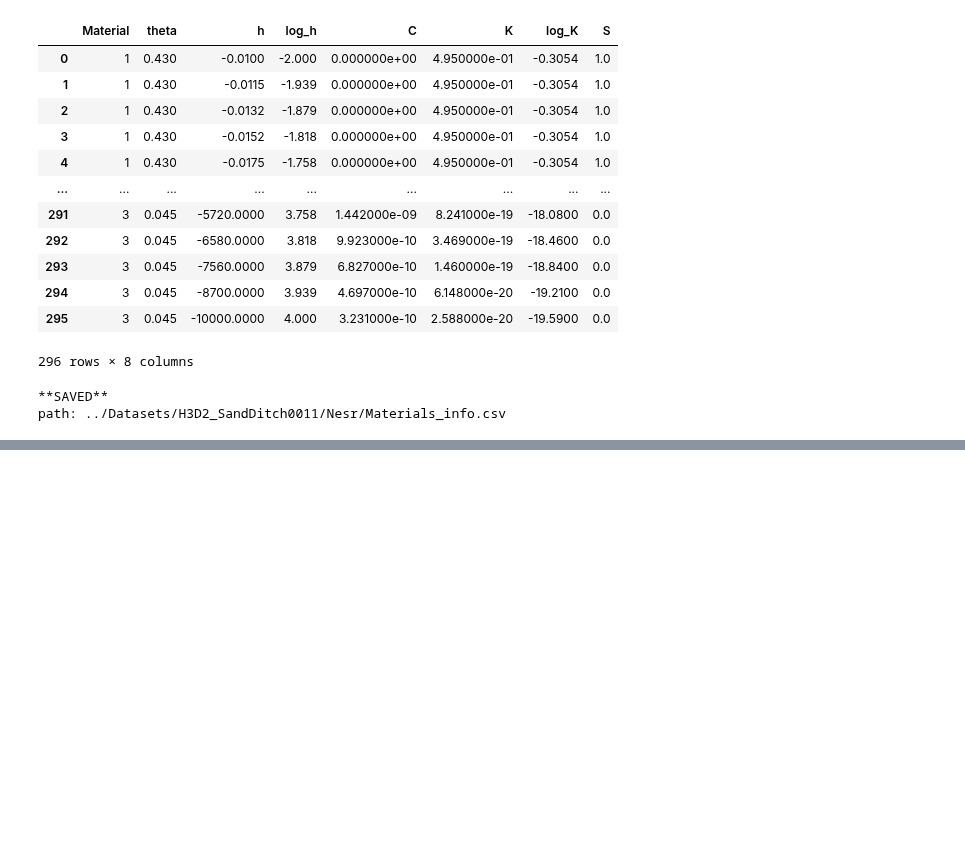
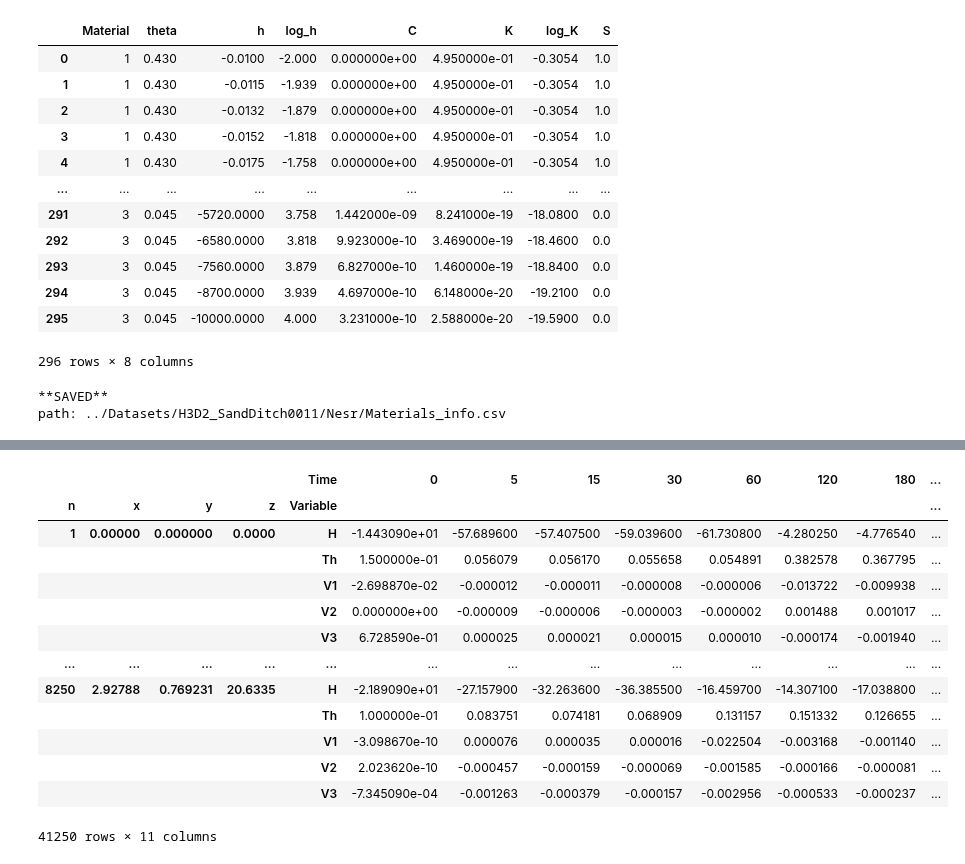
Before and after one commit to drnesr/SandDitch, a Jupyter notebook: Code/SandDitchAnalysis012.ipynb, the cells around one changed output, grey strips where cells are left out. Saved outputs shown, nothing was run; the diff lists cells and outputs as text; code cells hidden in the pictures; blank space fills up the shorter version.

```diff
--- a/Code/SandDitchAnalysis012.ipynb
+++ b/Code/SandDitchAnalysis012.ipynb
@@ -181,0 +327,17 @@ path: ../Datasets/H3D2_SandDitch0011/Nesr/Materials_info.csv
+# %%
+melted.groupby(['n', 'x', 'y', 'z', 'Time', 'Variable'])['Value'].sum().unstack(level=-2)
+# %% [output]
+|  |  |  |  | Time | 0 | 5 | 15 | 30 | 60 | 120 | 180 | ... |
+| n | x | y | z | Variable |  |  |  |  |  |  |  | ... |
+| 1 | 0.00000 | 0.000000 | 0.0000 | H | -1.443090e+01 | -57.689600 | -57.407500 | -59.039600 | -61.730800 | -4.280250 | -4.776540 | ... |
+|  |  |  |  | Th | 1.500000e-01 | 0.056079 | 0.056170 | 0.055658 | 0.054891 | 0.382578 | 0.367795 | ... |
+|  |  |  |  | V1 | -2.698870e-02 | -0.000012 | -0.000011 | -0.000008 | -0.000006 | -0.013722 | -0.009938 | ... |
+|  |  |  |  | V2 | 0.000000e+00 | -0.000009 | -0.000006 | -0.000003 | -0.000002 | 0.001488 | 0.001017 | ... |
+|  |  |  |  | V3 | 6.728590e-01 | 0.000025 | 0.000021 | 0.000015 | 0.000010 | -0.000174 | -0.001940 | ... |
+| ... | ... | ... | ... | ... | ... | ... | ... | ... | ... | ... | ... | ... |
+| 8250 | 2.92788 | 0.769231 | 20.6335 | H | -2.189090e+01 | -27.157900 | -32.263600 | -36.385500 | -16.459700 | -14.307100 | -17.038800 | ... |
+|  |  |  |  | Th | 1.000000e-01 | 0.083751 | 0.074181 | 0.068909 | 0.131157 | 0.151332 | 0.126655 | ... |
+|  |  |  |  | V1 | -3.098670e-10 | 0.000076 | 0.000035 | 0.000016 | -0.022504 | -0.003168 | -0.001140 | ... |
+|  |  |  |  | V2 | 2.023620e-10 | -0.000457 | -0.000159 | -0.000069 | -0.001585 | -0.000166 | -0.000081 | ... |
+|  |  |  |  | V3 | -7.345090e-04 | -0.001263 | -0.000379 | -0.000157 | -0.002956 | -0.000533 | -0.000237 | ... |
+41250 rows × 11 columns
```
Also changed, not shown: parts of 13 cells of this notebook.
